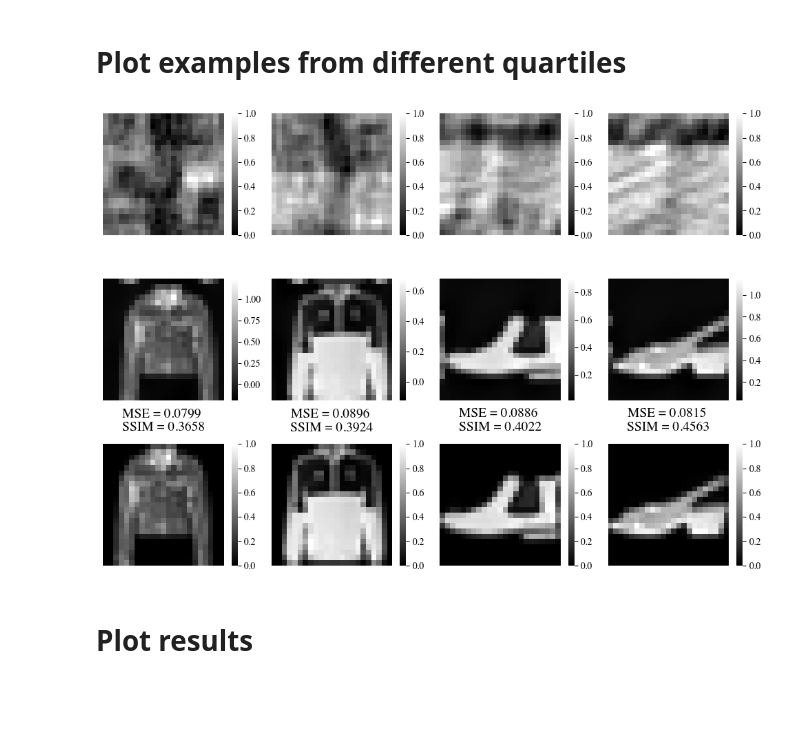
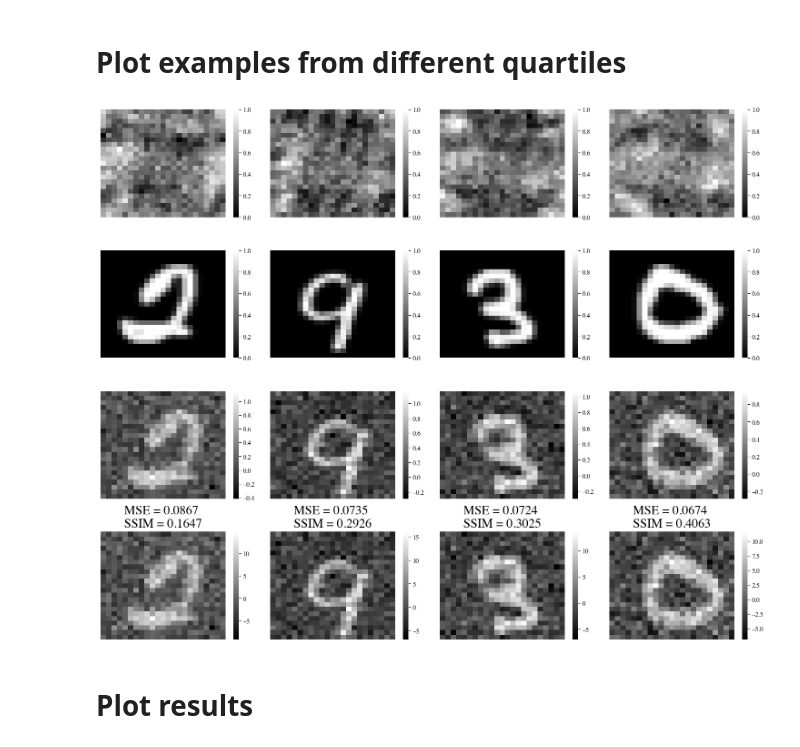
Before and after one commit to jornelasmunoz/UCM_Undergraduate_Research, a Jupyter notebook: jornelasmunoz/notebooks/evaluation_learn_decoder.ipynb, the cells around one changed output. Drawn from its saved outputs; the diff is of its cells as text; code cells hidden in the pictures; blank space fills up the shorter version.

```diff
--- a/jornelasmunoz/notebooks/evaluation_learn_decoder.ipynb
+++ b/jornelasmunoz/notebooks/evaluation_learn_decoder.ipynb
@@ -159,2 +150,12 @@ from torchmetrics.image import StructuralSimilarityIndexMeasure
 # %%
 SSIM = StructuralSimilarityIndexMeasure()
+result_dict = {}
+
+# This is to load test sets with different levels of noise. Change level of noise
+model.params['snr'] = 5
+model.params['dataset'] = 'MNIST' #MNIST or Fashion
+# Load data
+train_data, test_data, loaders = load_data(model.params)
+
+if model.params.get('snr') is None:
+    model.params['snr'] = 'noiseless'
@@ -163,9 +174,0 @@ result_dict = {}
-# %%
-# This is to load test sets with different levels of noise. Change level of noise
-model.params['snr'] = None
-model.params['dataset'] = 'Fashion'
-# Load data
-train_data, test_data, loaders = load_data(model.params)
-
-if model.params.get('snr') is None:
-    model.params['snr'] = 'noiseless'
@@ -300,46 +249,50 @@ row_q4 = df[df[f'ssim_{model.params["snr"]}'] > q3].sort_values(by=f'ssim_{model
 # print("\nRow from Quartile 4:")
 # print(row_q4)
 # %%
-fig, axs = plt.subplots(3,4, figsize=(10,7))
+fig, axs = plt.subplots(4,4, figsize=(15,12))
 axs = axs.ravel()
 idx = np.random.randint(0,row_q1['inputs'].shape[0])
 
+snr = model.params['snr']
+if model.params.get('snr') is None:
+    snr = 'noiseless'
 sns.heatmap(row_q1['inputs'][idx].squeeze(0), cmap='gray', ax =axs[0])
 sns.heatmap(row_q2['inputs'][idx].squeeze(0), cmap='gray', ax =axs[1])
 sns.heatmap(row_q3['inputs'][idx].squeeze(0), cmap='gray', ax =axs[2])
 sns.heatmap(row_q4['inputs'][idx].squeeze(0), cmap='gray', ax =axs[3])
 
-sns.heatmap(row_q1['outputs'][idx].squeeze(0).detach(), cmap='gray', ax =axs[4+0])
-sns.heatmap(row_q2['outputs'][idx].squeeze(0).detach(), cmap='gray', ax =axs[4+1])
-sns.heatmap(row_q3['outputs'][idx].squeeze(0).detach(), cmap='gray', ax =axs[4+2])
-sns.heatmap(row_q4['outputs'][idx].squeeze(0).detach(), cmap='gray', ax =axs[4+3])
+sns.heatmap(row_q1['targets'][idx].squeeze(0), cmap='gray', ax =axs[4+0])
+sns.heatmap(row_q2['targets'][idx].squeeze(0), cmap='gray', ax =axs[4+1])
+sns.heatmap(row_q3['targets'][idx].squeeze(0), cmap='gray', ax =axs[4+2])
+sns.heatmap(row_q4['targets'][idx].squeeze(0), cmap='gray', ax =axs[4+3])
 
-# sns.heatmap(FFT_convolve(row_q1['inputs'][idx].squeeze(0).numpy(), target_weights), cmap='gray', ax =axs[8+0])
-# sns.heatmap(FFT_convolve(row_q2['inputs'][idx].squeeze(0).numpy(), target_weights), cmap='gray', ax =axs[8+1])
-# sns.heatmap(FFT_convolve(row_q3['inputs'][idx].squeeze(0).numpy(), target_weights), cmap='gray', ax =axs[8+2])
-# sns.heatmap(FFT_convolve(row_q4['inputs'][idx].squeeze(0).numpy(), target_weights), cmap='gray', ax =axs[8+3])
 
-sns.heatmap(row_q1['targets'][idx].squeeze(0), cmap='gray', ax =axs[8+0])
-sns.heatmap(row_q2['targets'][idx].squeeze(0), cmap='gray', ax =axs[8+1])
-sns.heatmap(row_q3['targets'][idx].squeeze(0), cmap='gray', ax =axs[8+2])
-sns.heatmap(row_q4['targets'][idx].squeeze(0), cmap='gray', ax =axs[8+3])
+sns.heatmap(row_q1['outputs'][idx].squeeze(0).detach(), cmap='gray', ax =axs[8+0])
+sns.heatmap(row_q2['outputs'][idx].squeeze(0).detach(), cmap='gray', ax =axs[8+1])
+sns.heatmap(row_q3['outputs'][idx].squeeze(0).detach(), cmap='gray', ax =axs[8+2])
+sns.heatmap(row_q4['outputs'][idx].squeeze(0).detach(), cmap='gray', ax =axs[8+3])
 
-axs[4+0].set_title(f"MSE = {row_q1[f'mse_noiseless']:.4f} \nSSIM = {row_q1[f'ssim_noiseless']:.4f}",y=-0.3, fontsize=14)
-axs[4+1].set_title(f"MSE = {row_q2[f'mse_noiseless']:.4f} \nSSIM = {row_q2[f'ssim_noiseless']:.4f}",y=-0.3, fontsize=14)
-axs[4+2].set_title(f"MSE = {row_q3[f'mse_noiseless']:.4f} \nSSIM = {row_q3[f'ssim_noiseless']:.4f}",y=-0.3, fontsize=14)
-axs[4+3].set_title(f"MSE = {row_q4[f'mse_noiseless']:.4f} \nSSIM = {row_q4[f'ssim_noiseless']:.4f}",y=-0.3, fontsize=14)
+sns.heatmap(FFT_convolve(row_q1['inputs'][idx].squeeze(0), target_weights), cmap='gray', ax =axs[12+0])
+sns.heatmap(FFT_convolve(row_q2['inputs'][idx].squeeze(0), target_weights), cmap='gray', ax =axs[12+1])
+sns.heatmap(FFT_convolve(row_q3['inputs'][idx].squeeze(0), target_weights), cmap='gray', ax =axs[12+2])
+sns.heatmap(FFT_convolve(row_q4['inputs'][idx].squeeze(0), target_weights), cmap='gray', ax =axs[12+3])
 
-for i in range(3*4):
+axs[8+0].set_title(f"MSE = {row_q1[f'mse_{snr}']:.4f} \nSSIM = {row_q1[f'ssim_{snr}']:.4f}",y=-0.3, fontsize=20)
+axs[8+1].set_title(f"MSE = {row_q2[f'mse_{snr}']:.4f} \nSSIM = {row_q2[f'ssim_{snr}']:.4f}",y=-0.3, fontsize=20)
+axs[8+2].set_title(f"MSE = {row_q3[f'mse_{snr}']:.4f} \nSSIM = {row_q3[f'ssim_{snr}']:.4f}",y=-0.3, fontsize=20)
+axs[8+3].set_title(f"MSE = {row_q4[f'mse_{snr}']:.4f} \nSSIM = {row_q4[f'ssim_{snr}']:.4f}",y=-0.3, fontsize=20)
+
+for i in range(4*4):
     axs[i].axis('off')
 plt.tight_layout()
 plt.grid(False)
 # Adjust the spacing between subplots
 # plt.subplots_adjust(hspace=0.1)  # Adjust the value as needed
-fig.savefig(model.RUN_DIR+f'recon_examples_{model.params["snr"]}dB_{model.params["dataset"]}.png',dpi=400)
+# fig.savefig(model.RUN_DIR+f'recon_examples_{model.params["snr"]}dB_{model.params["dataset"]}.png',dpi=400)
 # fig.savefig(model.RUN_DIR+'recon_examples.svg')
 plt.show()
 # %% [output]
-[figure, old version]
+[figure, new version]
 # %% [markdown]
 # Plot results
 # %%
```
Also changed, not shown: parts of 21 cells of this notebook, 2 other files.
